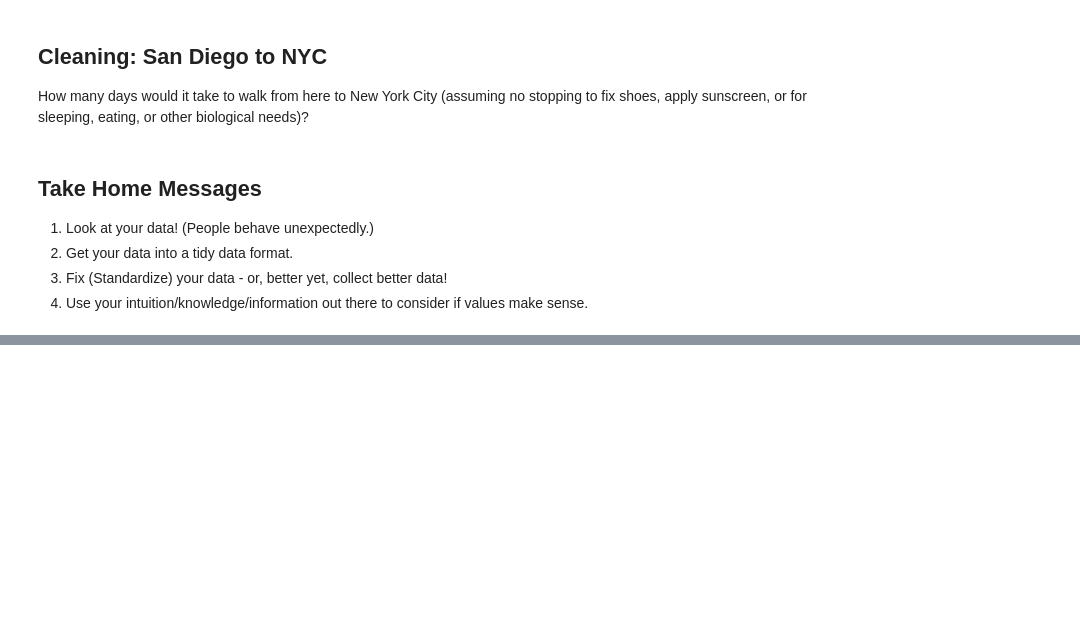
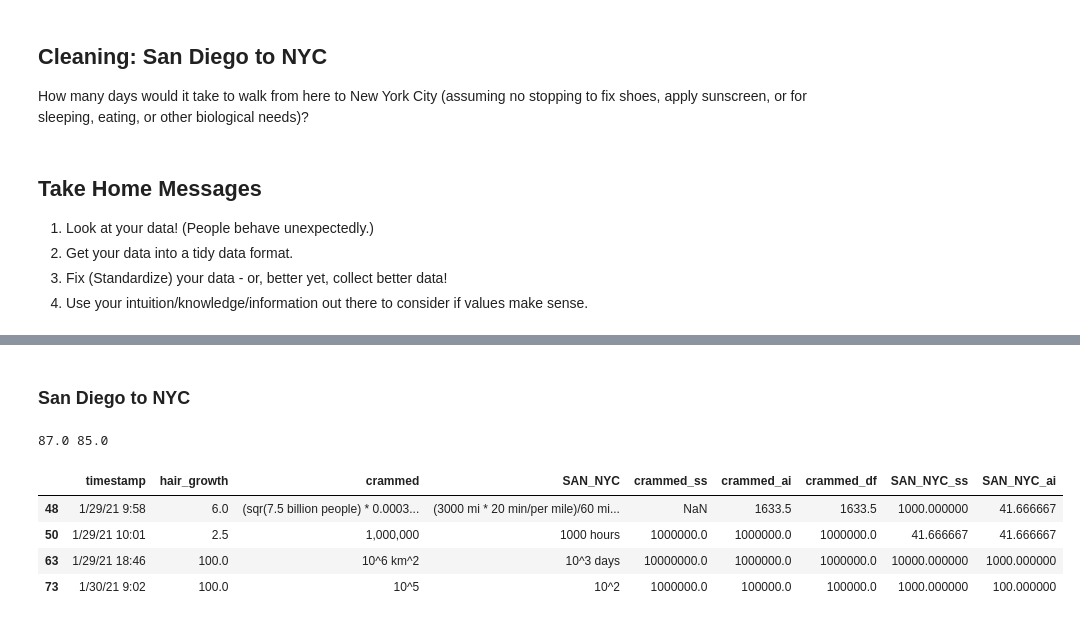
Before and after one commit to 404EZRA/Lectures-Wi21, a Jupyter notebook: 05_analysis/05_03_fermi.ipynb, the cells around one changed output, grey strips where cells are left out. Drawn from its saved outputs; the diff is of its cells as text; code cells hidden in the pictures; blank space fills up the shorter version.

```diff
--- a/05_analysis/05_03_fermi.ipynb
+++ b/05_analysis/05_03_fermi.ipynb
@@ -291,0 +470,2 @@ df['SAN_NYC'].median()
+# %% [markdown]
+### San Diego to NYC
@@ -291,0 +525,45 @@ df['SAN_NYC'].median()
+# %%
+def standardize_distance_ai(string):
+
+    output = None
+
+    # Basic string pre-processing
+    string = string.lower().strip()
+
+    # remove units
+    string = string.replace("days", "").strip()
+
+    # special case
+    string = string.replace("(3000 mi * 20 min/per mile)/60 min = 1000 hrs???", "1000 hours")
+
+    # take care of non-days answers (strip 's' for plurals)
+    string = string.replace("month", "*30").strip(' s')
+    string = string.replace("year", "*365").strip(' s')
+    string = string.replace("hour", "/24").strip(' s')
+
+    # take care of scientific notation
+    string = string.replace("^", "**")
+
+    # convert to numeric
+    try:
+        output = float(eval(string))
+    except:
+        output = np.nan
+
+    return output
+# %%
+df["SAN_NYC_ai"] = df["SAN_NYC"].apply(standardize_distance_ai)
+# %%
+# compare to actual value: 38 days
+print(df['SAN_NYC_ss'].median(), df['SAN_NYC_ai'].median())
+# %% [output]
+87.0 85.0
+# %%
+# where values differ between two approaches
+df[df['SAN_NYC_ss'] != df['SAN_NYC_ai']]
+# %% [output]
+|  | timestamp | hair_growth | crammed | SAN_NYC | crammed_ss | crammed_ai | crammed_df | SAN_NYC_ss | SAN_NYC_ai |
+| 48 | 1/29/21 9:58 | 6.0 | (sqr(7.5 billion people) * 0.0003... | (3000 mi * 20 min/per mile)/60 mi... | NaN | 1633.5 | 1633.5 | 1000.000000 | 41.666667 |
+| 50 | 1/29/21 10:01 | 2.5 | 1,000,000 | 1000 hours | 1000000.0 | 1000000.0 | 1000000.0 | 41.666667 | 41.666667 |
+| 63 | 1/29/21 18:46 | 100.0 | 10^6 km^2 | 10^3 days | 10000000.0 | 1000000.0 | 1000000.0 | 10000.000000 | 1000.000000 |
+| 73 | 1/30/21 9:02 | 100.0 | 10^5 | 10^2 | 1000000.0 | 100000.0 | 100000.0 | 1000.000000 | 100.000000 |
```
Also changed, not shown: parts of 21 cells of this notebook.
